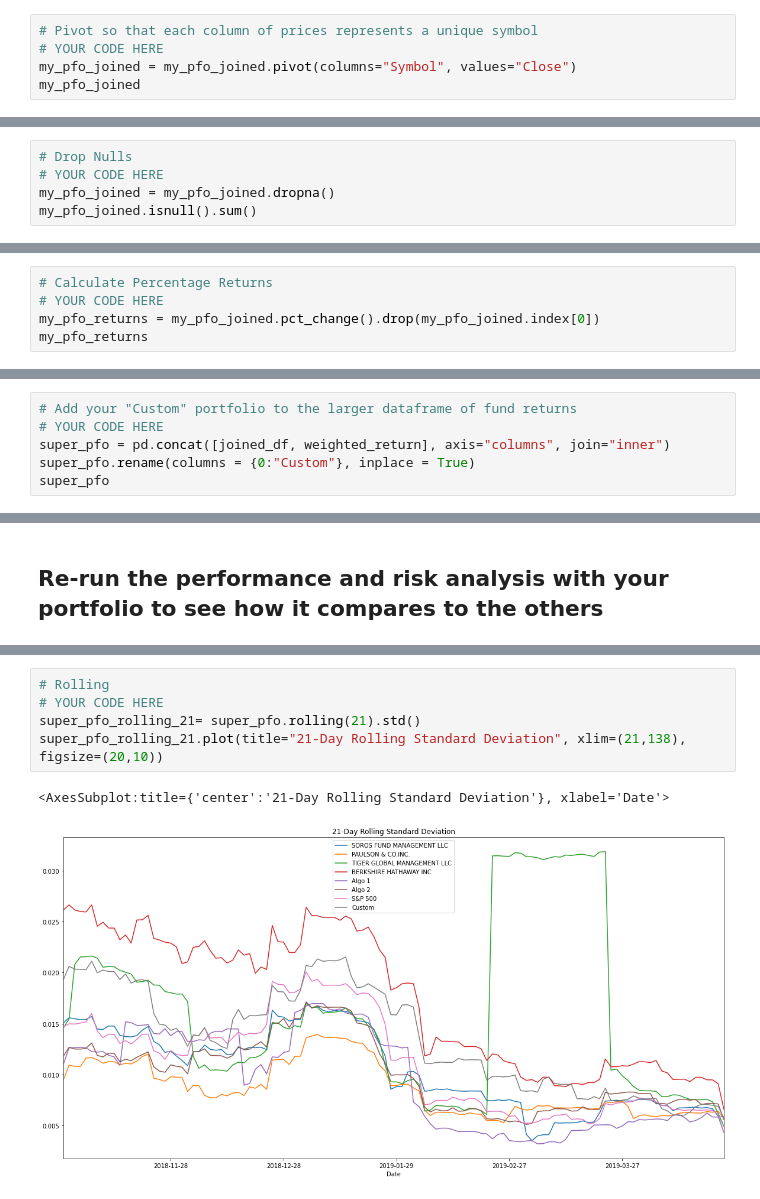
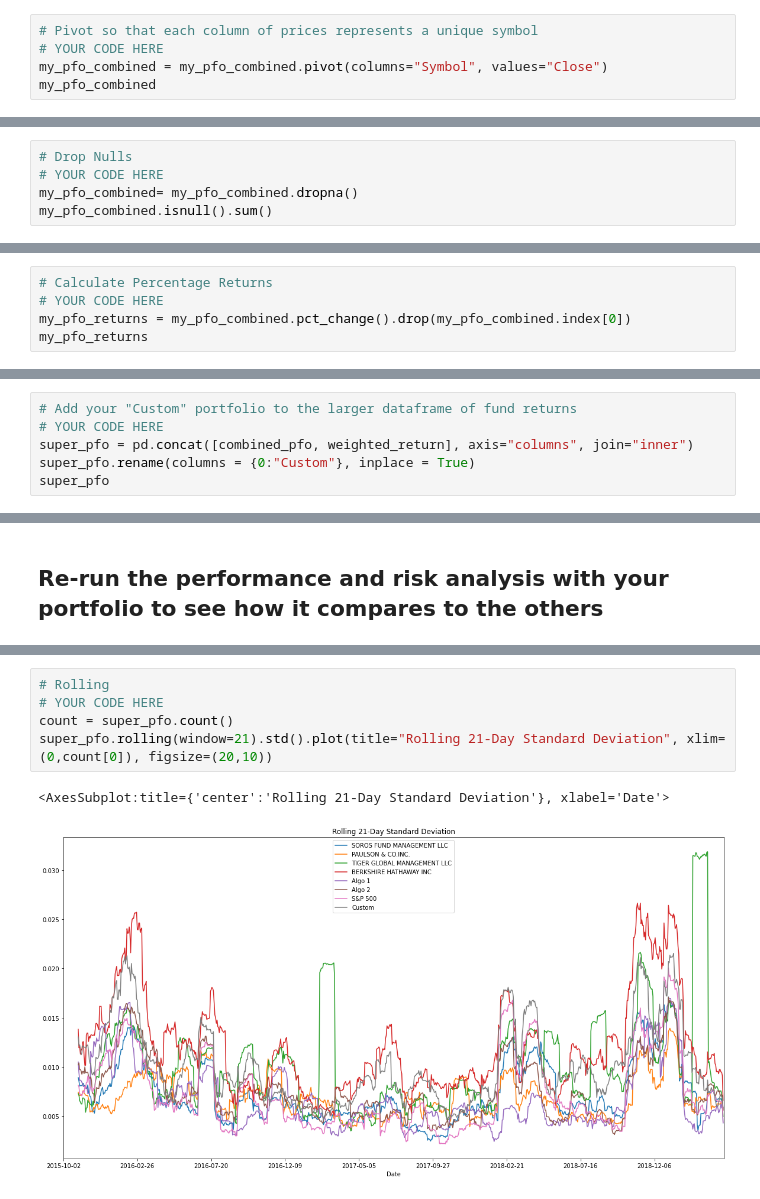
Before and after one commit to moartheta/A-Whale-off-the-Portfolio, a Jupyter notebook: whale_analysis.ipynb, the cells around one changed output, grey strips where cells are left out. Cells and saved outputs as stored; diff of their text form.

```diff
--- a/whale_analysis.ipynb
+++ b/whale_analysis.ipynb
@@ -395,8 +395,8 @@ my_pfo_joined = my_pfo_joined.set_index("Date")
 # %%
 # Pivot so that each column of prices represents a unique symbol
 # YOUR CODE HERE
-my_pfo_joined = my_pfo_joined.pivot(columns="Symbol", values="Close")
-my_pfo_joined
+my_pfo_combined = my_pfo_combined.pivot(columns="Symbol", values="Close")
+my_pfo_combined
 # %% [output]
 | Symbol | BABA | HLT | JNJ |
 | Date |  |  |  |
@@ -415,8 +415,8 @@ my_pfo_joined
 # %%
 # Drop Nulls
 # YOUR CODE HERE
-my_pfo_joined = my_pfo_joined.dropna()
-my_pfo_joined.isnull().sum()
+my_pfo_combined= my_pfo_combined.dropna()
+my_pfo_combined.isnull().sum()
 # %% [output]
 Symbol
 BABA    0
@@ -426,7 +426,7 @@ dtype: int64
 # %%
 # Calculate Percentage Returns
 # YOUR CODE HERE
-my_pfo_returns = my_pfo_joined.pct_change().drop(my_pfo_joined.index[0])
+my_pfo_returns = my_pfo_combined.pct_change().drop(my_pfo_combined.index[0])
 my_pfo_returns
 # %% [output]
 | Symbol | BABA | HLT | JNJ |
@@ -470,7 +470,7 @@ Length: 505, dtype: float64
 # %%
 # Add your "Custom" portfolio to the larger dataframe of fund returns
 # YOUR CODE HERE
-super_pfo = pd.concat([joined_df, weighted_return], axis="columns", join="inner")
+super_pfo = pd.concat([combined_pfo, weighted_return], axis="columns", join="inner")
 super_pfo.rename(columns = {0:"Custom"}, inplace = True)
 super_pfo
 # %% [output]
@@ -523,11 +523,11 @@ dtype: float64
 # %%
 # Rolling
 # YOUR CODE HERE
-super_pfo_rolling_21= super_pfo.rolling(21).std()
-super_pfo_rolling_21.plot(title="21-Day Rolling Standard Deviation", xlim=(21,138), figsize=(20,10))
+count = super_pfo.count()
+super_pfo.rolling(window=21).std().plot(title="Rolling 21-Day Standard Deviation", xlim=(0,count[0]), figsize=(20,10))
 # %% [output]
-<AxesSubplot:title={'center':'21-Day Rolling Standard Deviation'}, xlabel='Date'>
+<AxesSubplot:title={'center':'Rolling 21-Day Standard Deviation'}, xlabel='Date'>
-[figure, old version]
+[figure, new version]
 # %%
 # Annualized Sharpe Ratios
 # YOUR CODE HERE
```
Also changed, not shown: parts of 23 cells of this notebook, 3 other files.
